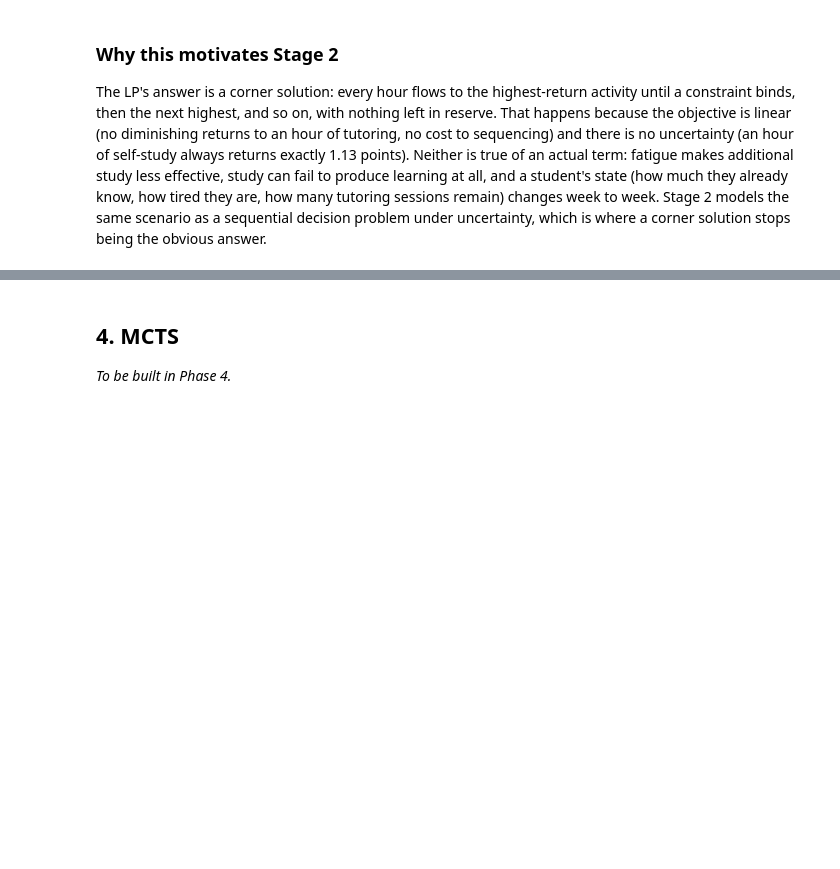
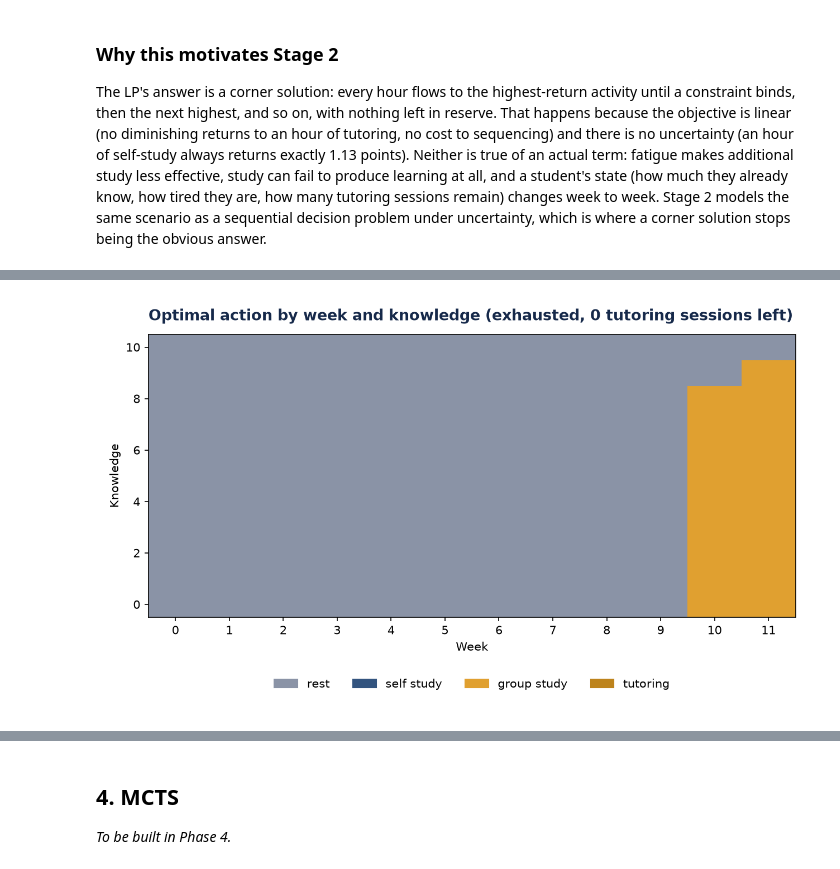
Before and after one commit to prachidabli-data/prachidabli-data.github.io, a Jupyter notebook: statistical-modelling-project-2/notebook/decision_modelling.ipynb, the cells around one changed output, grey strips where cells are left out. Cells and saved outputs as stored; diff of their text form; code cells hidden in the pictures; blank space fills up the shorter version.

```diff
--- a/statistical-modelling-project-2/notebook/decision_modelling.ipynb
+++ b/statistical-modelling-project-2/notebook/decision_modelling.ipynb
@@ -277,0 +404,6 @@ answer.
+# %%
+mdp.plot_policy_heatmap(policy, f=2, s=0, path="../images/05_mdp_policy_exhausted_no_sessions.png",
+                          title="Optimal action by week and knowledge (exhausted, 0 tutoring sessions left)")
+Image("../images/05_mdp_policy_exhausted_no_sessions.png")
+# %% [output]
+[figure, added]
```
Also changed, not shown: parts of 14 cells of this notebook, 7 other files.
